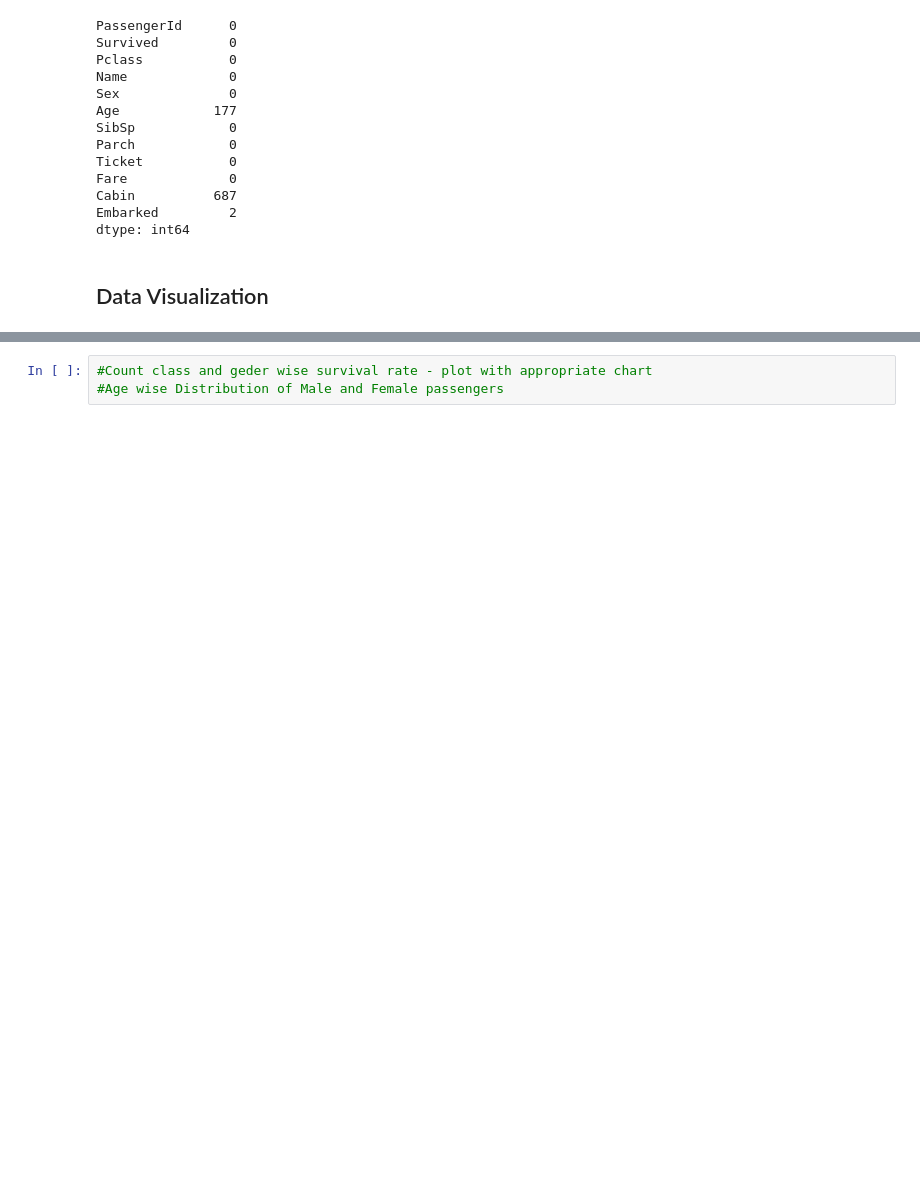
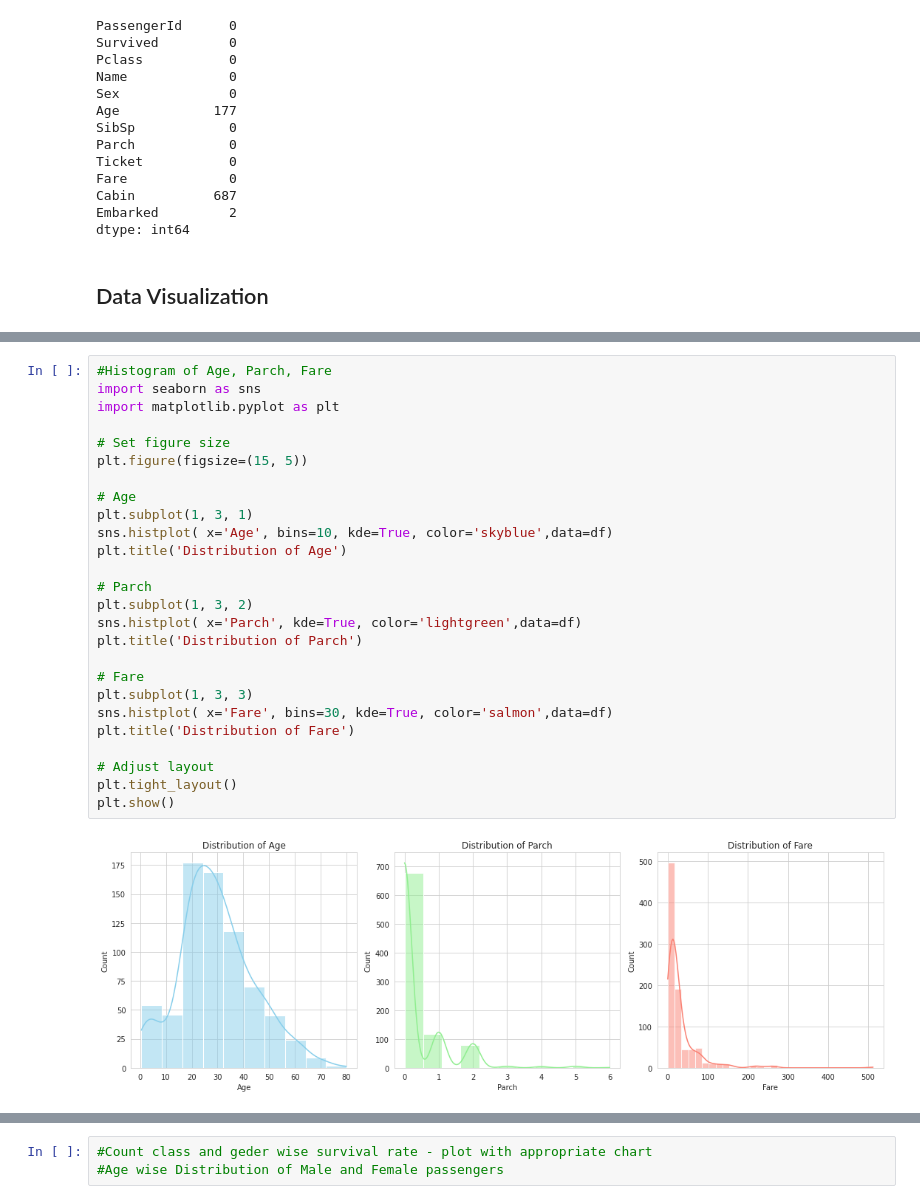
Before and after one commit to vardhanmamidi7/ML-LAB, a Jupyter notebook: Decision Tree.ipynb, the cells around one changed output, grey strips where cells are left out. Cells and saved outputs as stored; diff of their text form; blank space fills up the shorter version.

```diff
--- a/Decision Tree.ipynb
+++ b/Decision Tree.ipynb
@@ -65,0 +93,28 @@ dtype: int64
+# %%
+#Histogram of Age, Parch, Fare
+import seaborn as sns
+import matplotlib.pyplot as plt
+
+# Set figure size
+plt.figure(figsize=(15, 5))
+
+# Age
+plt.subplot(1, 3, 1)
+sns.histplot( x='Age', bins=10, kde=True, color='skyblue',data=df)
+plt.title('Distribution of Age')
+
+# Parch
+plt.subplot(1, 3, 2)
+sns.histplot( x='Parch', kde=True, color='lightgreen',data=df)
+plt.title('Distribution of Parch')
+
+# Fare
+plt.subplot(1, 3, 3)
+sns.histplot( x='Fare', bins=30, kde=True, color='salmon',data=df)
+plt.title('Distribution of Fare')
+
+# Adjust layout
+plt.tight_layout()
+plt.show()
+# %% [output]
+[figure, added]
```
Also changed, not shown: parts of 22 cells of this notebook, 21 other files.
